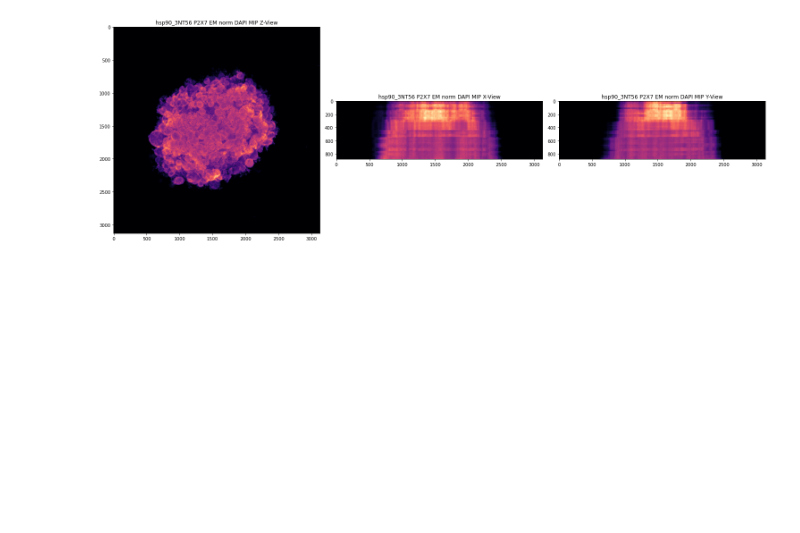
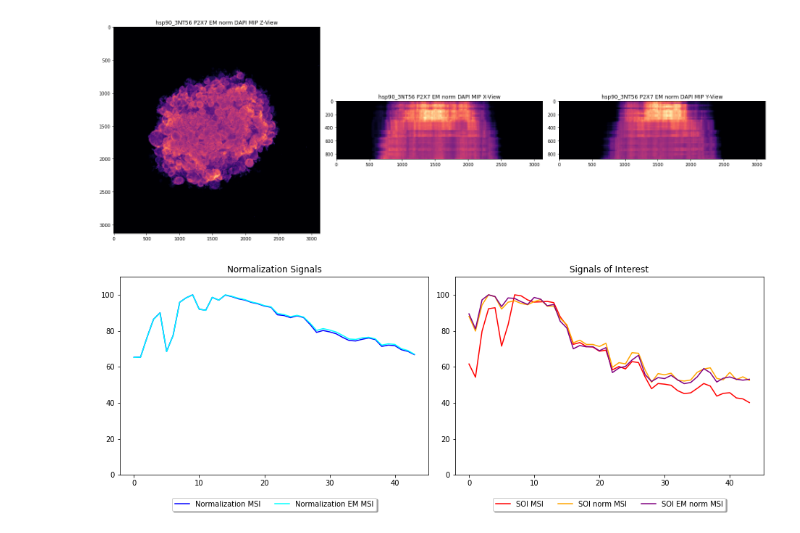
Before and after one commit to AlexSath/prodivis, a Jupyter notebook: scripts/heatmap_workflow.ipynb, the cells around one changed output. Saved outputs shown, nothing was run; the diff lists cells and outputs as text; code cells hidden in the pictures; blank space fills up the shorter version.

```diff
--- a/scripts/heatmap_workflow.ipynb
+++ b/scripts/heatmap_workflow.ipynb
@@ -146,3 +146,28 @@ Completing post-processing for z, x and y composite(s) from D:\Work_Experience\F
 hwt.plot_MIP(imgs, f"{base_dir} {stack_name} EM norm {norm_name}", os.path.join(out_dir, f"{base_dir}_{stack_name}EMn{stack_name}_MIP.png"))
 # %% [output]
 [figure]
+# %%
+def percentage(arr):
+    return arr / np.max(arr) * 100
+# %%
+xvals = np.arange(0, len(stack_tiffs))
+fig = plt.figure(figsize = (13, 5))
+ax1 = fig.add_subplot(121)
+ax2 = fig.add_subplot(122)
+ax1.plot(xvals, percentage(norm_means), label = "Normalization MSI", color = "blue")
+ax1.plot(xvals, percentage(norm_means_EM), label = "Normalization EM MSI", color = "cyan")
+# ax1.plot(xvals, percentage(norm_norm_means), label = "Normalization Stack Self-Normalized", color = "purple")
+ax1.set_ylim((0, 110))
+ax1.set_title("Normalization Signals")
+ax1.legend(loc='lower center', bbox_to_anchor=(0.5, -.2),
+           ncol=3, fancybox=True, shadow=True)
+ax2.plot(xvals, percentage(stack_means), label = "SOI MSI", color = "red")
+ax2.plot(xvals, percentage(norm_stack_means), label = "SOI norm MSI", color = "orange")
+ax2.plot(xvals, percentage(norm_stack_means_EM), label = "SOI EM norm MSI", color = "purple")
+ax2.set_ylim((0, 110))
+ax2.set_title("Signals of Interest")
+ax2.legend(loc='lower center', bbox_to_anchor=(0.5, -.2),
+           ncol=3, fancybox=True, shadow=True)
+plt.tight_layout()
+# %% [output]
+[figure, added]
```
Also changed, not shown: parts of 9 cells of this notebook, 11 other files.
